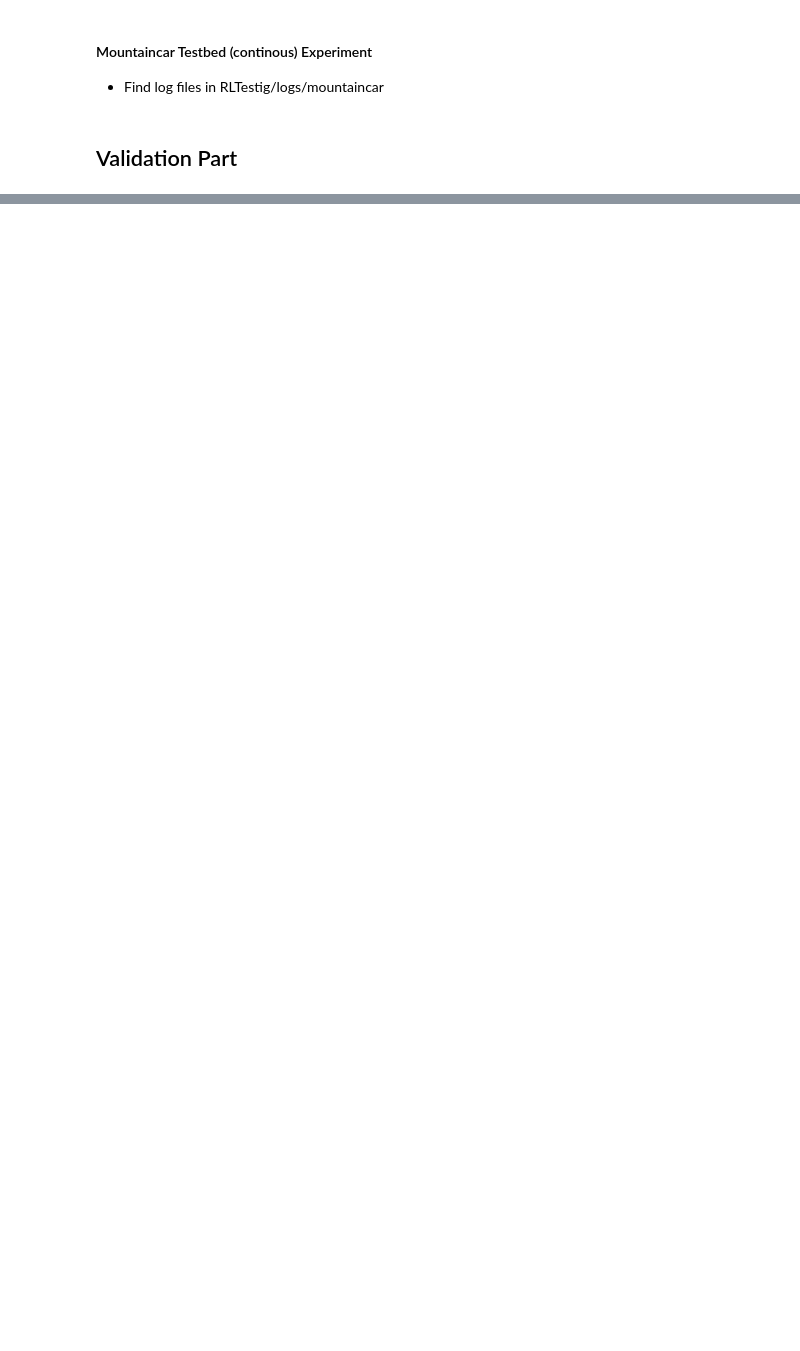
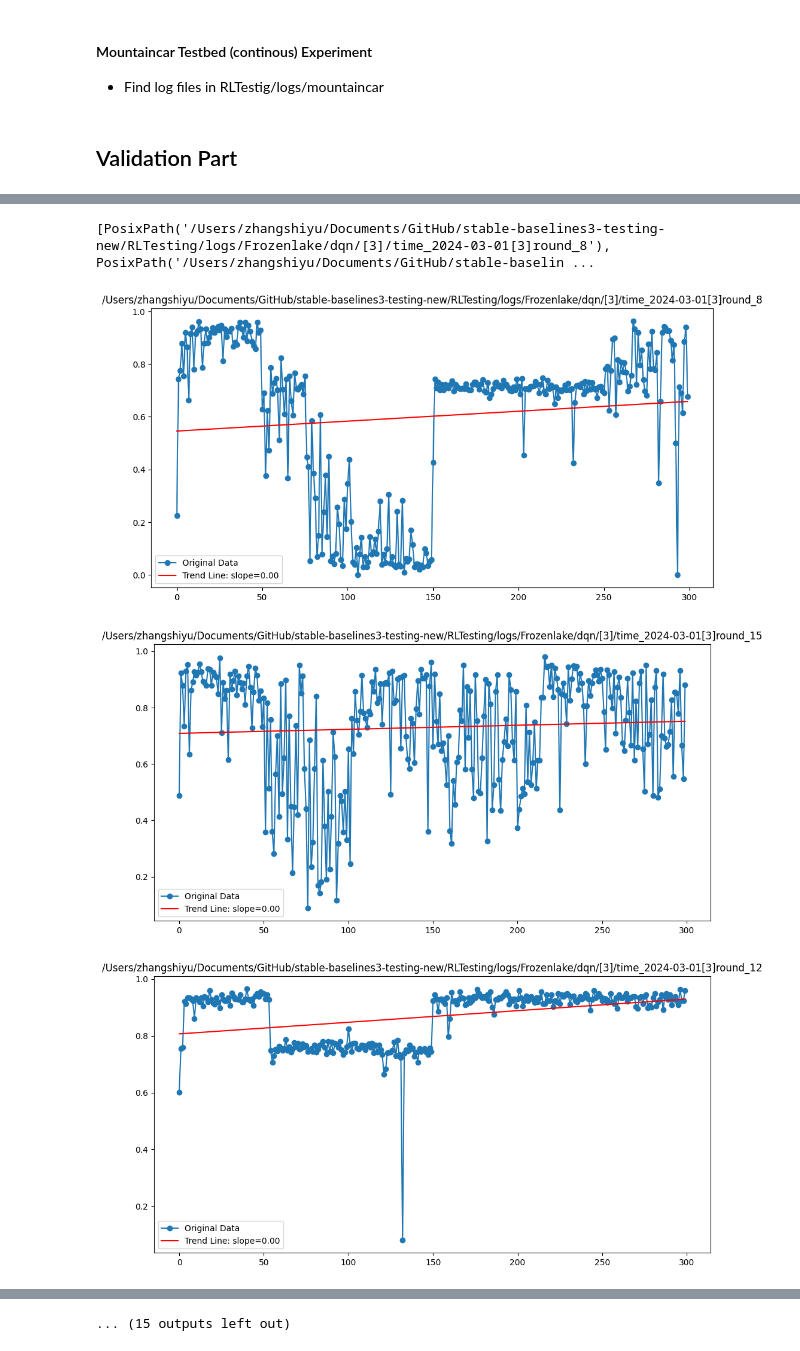
Before and after one commit to QixinWangCpsLab/RL-testing-new, a Jupyter notebook: RLTesting/testing_script.ipynb, the cells around one changed output, grey strips where cells are left out. Saved outputs shown, nothing was run; the diff lists cells and outputs as text; code cells hidden in the pictures; blank space fills up the shorter version.

```diff
--- a/RLTesting/testing_script.ipynb
+++ b/RLTesting/testing_script.ipynb
@@ -176,4 +184,9 @@ def bin_test_mountaincar(bug_free_log_path = Path(os.path.join(root_dir, 'RLTest
 # %%
 # bin_test_frozenlake(bug_free_log_path = Path(os.path.join(root_dir, 'RLTesting', 'logs', 'Frozenlake', 'dqn', '[]')), show_fig=False)
 # bin_test_mountaincar(bug_free_log_path = Path(os.path.join(root_dir, 'RLTesting', 'logs', 'Mountaincar', 'a2c', '[]')), show_fig=False)
-bin_test_frozenlake(bug_free_log_path = Path(os.path.join(root_dir, 'RLTesting', 'logs', 'Frozenlake', 'dqn', '[]')), show_fig=True)
+bin_test_frozenlake(bug_free_log_path = Path(os.path.join(root_dir, 'RLTesting', 'logs', 'Frozenlake', 'dqn', '[3]')), show_fig=True)
+# %% [output]
+[PosixPath('/Users/zhangshiyu/Documents/GitHub/stable-baselines3-testing-new/RLTesting/logs/Frozenlake/dqn/[3]/time_2024-03-01[3]round_8'), PosixPath('/Users/zhangshiyu/Documents/GitHub/stable-baselin ...
+[figure, added]
+[figure, added]
+[figure, added]
@@ -179,0 +201 @@ bin_test_frozenlake(bug_free_log_path = Path(os.path.join(root_dir, 'RLTesting',
+... (15 outputs left out)
```
Also changed, not shown: parts of 3 cells of this notebook.
